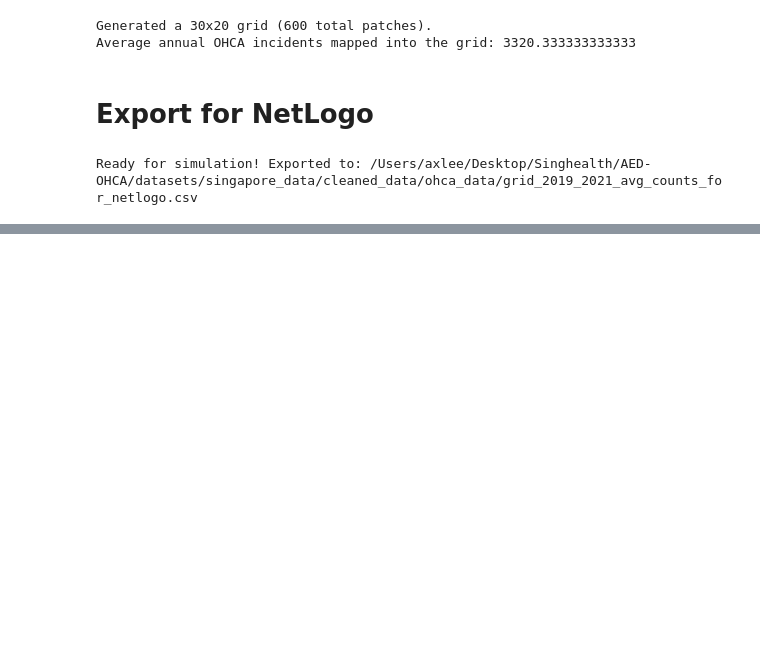
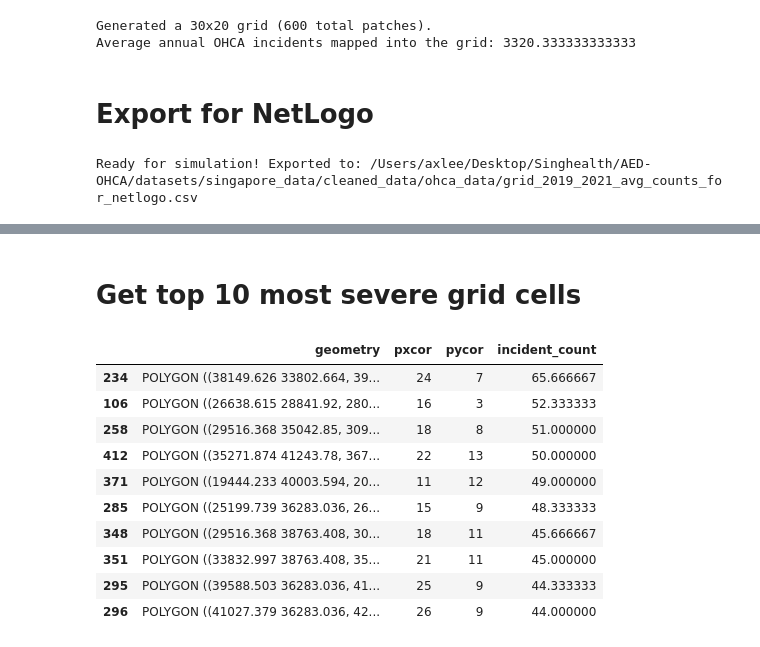
Before and after one commit to axellee1994/AED-OHCA, a Jupyter notebook: dr_sean_code/4. IncidenceToGrid2019_to_2021.ipynb, the cells around one changed output, grey strips where cells are left out. Cells and saved outputs as stored; diff of their text form; code cells hidden in the pictures; blank space fills up the shorter version.

```diff
--- a/dr_sean_code/4. IncidenceToGrid2019_to_2021.ipynb
+++ b/dr_sean_code/4. IncidenceToGrid2019_to_2021.ipynb
@@ -213,0 +233,17 @@ Ready for simulation! Exported to: /Users/axlee/Desktop/Singhealth/AED-OHCA/data
+# %% [markdown]
+# Get top 10 most severe grid cells
+# %%
+top_grids = final_grid.sort_values(by='incident_count', ascending=False).head(10).copy()
+display(top_grids)
+# %% [output]
+|  | geometry | pxcor | pycor | incident_count |
+| 234 | POLYGON ((38149.626 33802.664, 39... | 24 | 7 | 65.666667 |
+| 106 | POLYGON ((26638.615 28841.92, 280... | 16 | 3 | 52.333333 |
+| 258 | POLYGON ((29516.368 35042.85, 309... | 18 | 8 | 51.000000 |
+| 412 | POLYGON ((35271.874 41243.78, 367... | 22 | 13 | 50.000000 |
+| 371 | POLYGON ((19444.233 40003.594, 20... | 11 | 12 | 49.000000 |
+| 285 | POLYGON ((25199.739 36283.036, 26... | 15 | 9 | 48.333333 |
+| 348 | POLYGON ((29516.368 38763.408, 30... | 18 | 11 | 45.666667 |
+| 351 | POLYGON ((33832.997 38763.408, 35... | 21 | 11 | 45.000000 |
+| 295 | POLYGON ((39588.503 36283.036, 41... | 25 | 9 | 44.333333 |
+| 296 | POLYGON ((41027.379 36283.036, 42... | 26 | 9 | 44.000000 |
```
Also changed, not shown: parts of 11 cells of this notebook, 1 other file.
